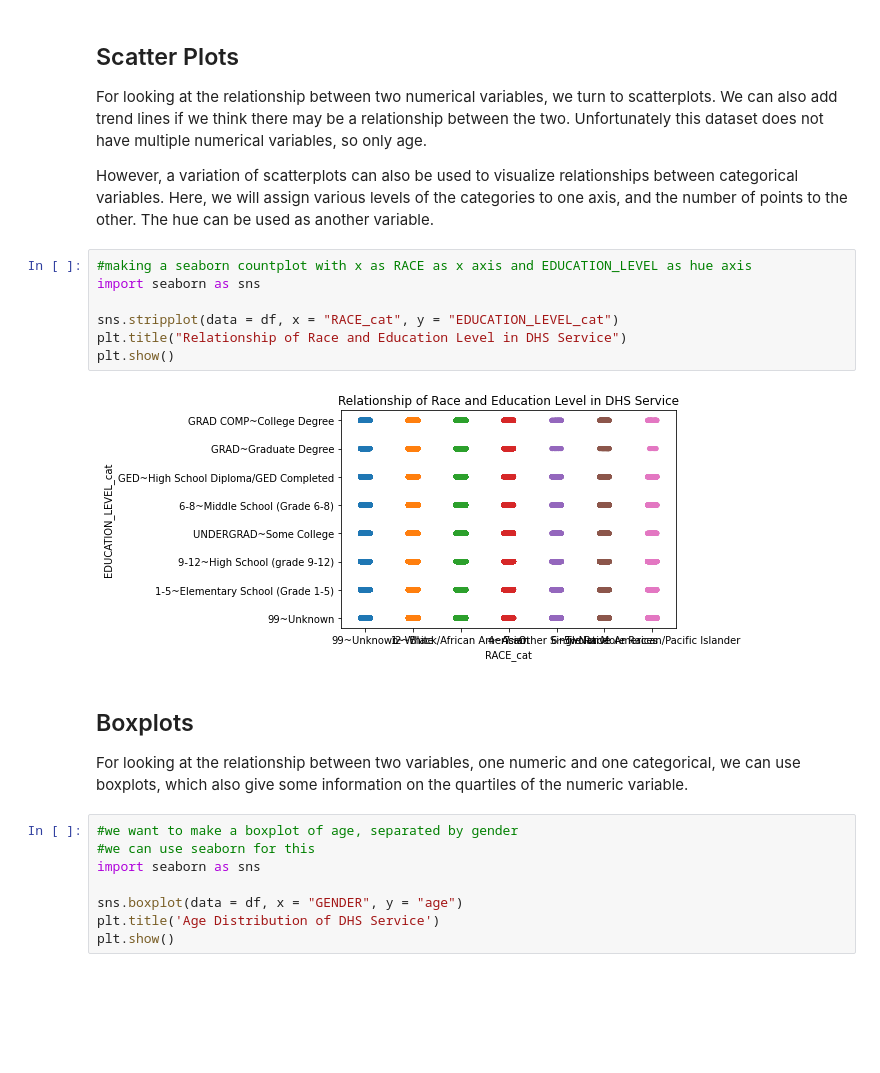
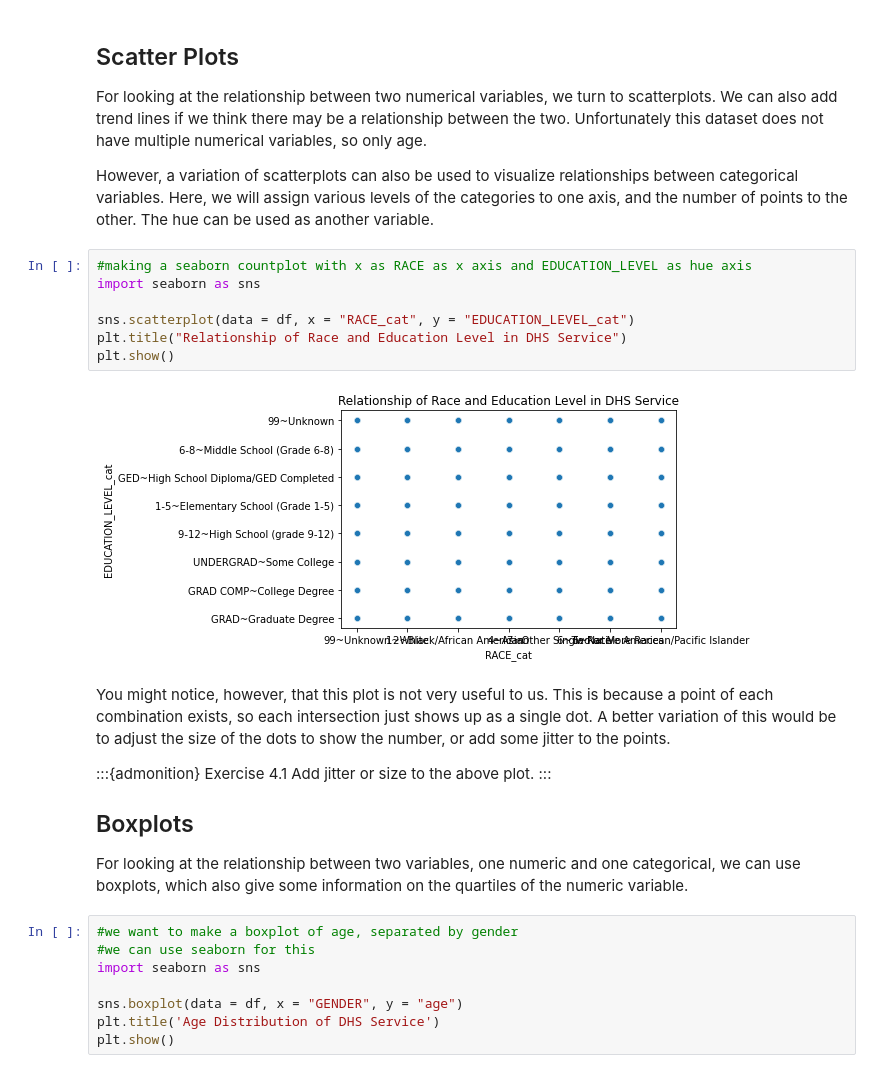
Before and after one commit to EVAnalysisCorp/topicsindatascience, a Jupyter notebook: sample_code/NB02_Plotting.ipynb, the cells around one changed output. Drawn from its saved outputs; the diff is of its cells as text; blank space fills up the shorter version.

```diff
--- a/sample_code/NB02_Plotting.ipynb
+++ b/sample_code/NB02_Plotting.ipynb
@@ -41,13 +41,19 @@ However, a variation of scatterplots can also be used to visualize relationships
 # %%
 #making a seaborn countplot with x as RACE as x axis and EDUCATION_LEVEL as hue axis
 import seaborn as sns
 
-sns.stripplot(data = df, x = "RACE_cat", y = "EDUCATION_LEVEL_cat")
+sns.scatterplot(data = df, x = "RACE_cat", y = "EDUCATION_LEVEL_cat")
 plt.title("Relationship of Race and Education Level in DHS Service")
 plt.show()
 # %% [output]
-[figure, old version]
+[figure, new version]
 # %% [markdown]
+You might notice, however, that this plot is not very useful to us. This is because a point of each combination exists, so each intersection just shows up as a single dot. A better variation of this would be to adjust the size of the dots to show the number, or add some jitter to the points.
+
+:::{admonition} Exercise 4.1
+Add jitter or size to the above plot.
+:::
+
 ## Boxplots
 For looking at the relationship between two variables, one numeric and one categorical, we can use boxplots, which also give some information on the quartiles of the numeric variable.
 # %%
```
Also changed, not shown: parts of 12 cells of this notebook, 3 other files.
